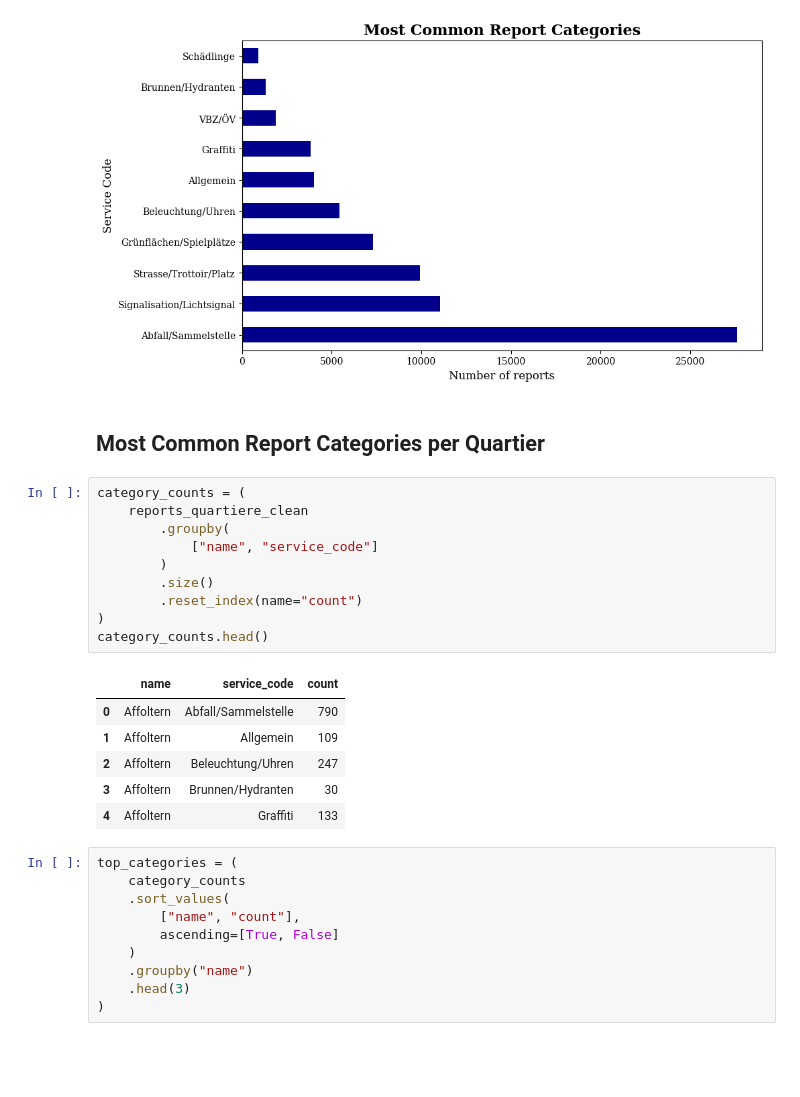
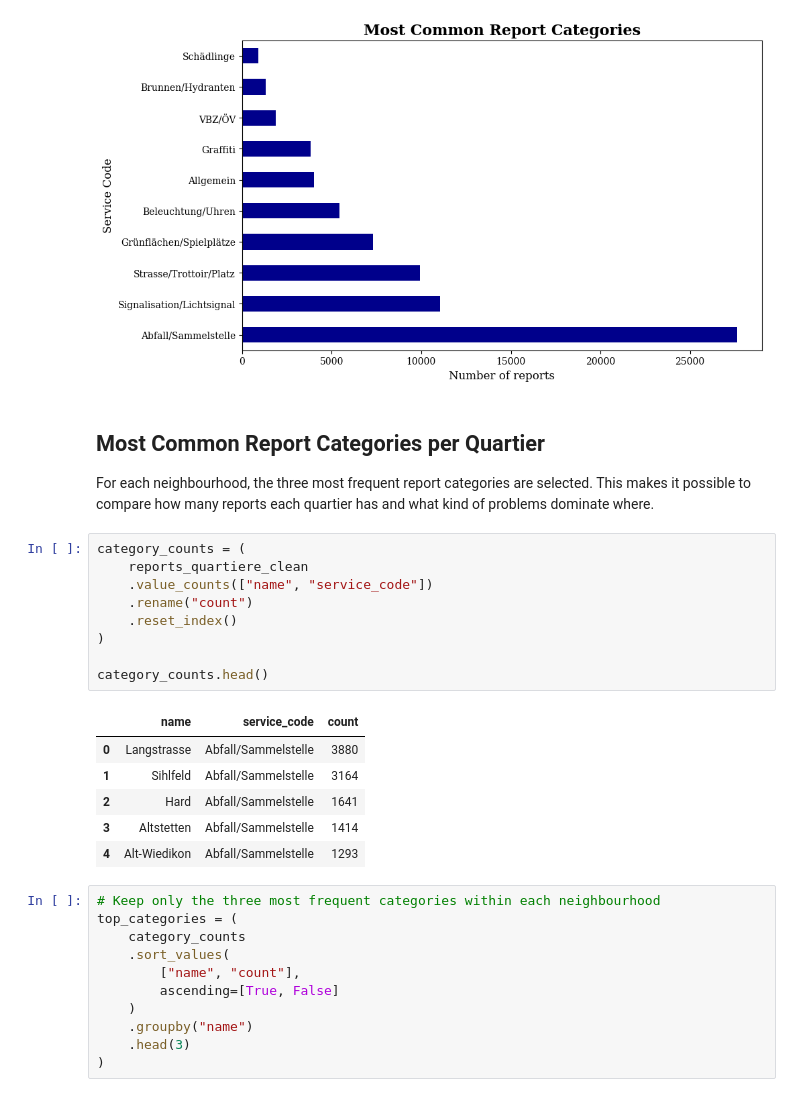
Before and after one commit to linellve01/sds-project, a Jupyter notebook: notebooks/spatial_analysis.ipynb, the cells around one changed output. Cells and saved outputs as stored; diff of their text form; blank space fills up the shorter version.

```diff
--- a/notebooks/spatial_analysis.ipynb
+++ b/notebooks/spatial_analysis.ipynb
@@ -132,24 +169,26 @@ plt.show()
 [figure]
 # %% [markdown]
 ## Most Common Report Categories per Quartier
+
+For each neighbourhood, the three most frequent report categories are selected. This makes it possible to compare how many reports each quartier has and what kind of problems dominate where.
 # %%
 category_counts = (
     reports_quartiere_clean
-        .groupby(
-            ["name", "service_code"]
-        )
-        .size()
-        .reset_index(name="count")
+    .value_counts(["name", "service_code"])
+    .rename("count")
+    .reset_index()
 )
+
 category_counts.head()
 # %% [output]
 |  | name | service_code | count |
-| 0 | Affoltern | Abfall/Sammelstelle | 790 |
-| 1 | Affoltern | Allgemein | 109 |
-| 2 | Affoltern | Beleuchtung/Uhren | 247 |
-| 3 | Affoltern | Brunnen/Hydranten | 30 |
-| 4 | Affoltern | Graffiti | 133 |
+| 0 | Langstrasse | Abfall/Sammelstelle | 3880 |
+| 1 | Sihlfeld | Abfall/Sammelstelle | 3164 |
+| 2 | Hard | Abfall/Sammelstelle | 1641 |
+| 3 | Altstetten | Abfall/Sammelstelle | 1414 |
+| 4 | Alt-Wiedikon | Abfall/Sammelstelle | 1293 |
 # %%
+# Keep only the three most frequent categories within each neighbourhood
 top_categories = (
     category_counts
     .sort_values(
```
Also changed, not shown: parts of 23 cells of this notebook, 3 other files.
